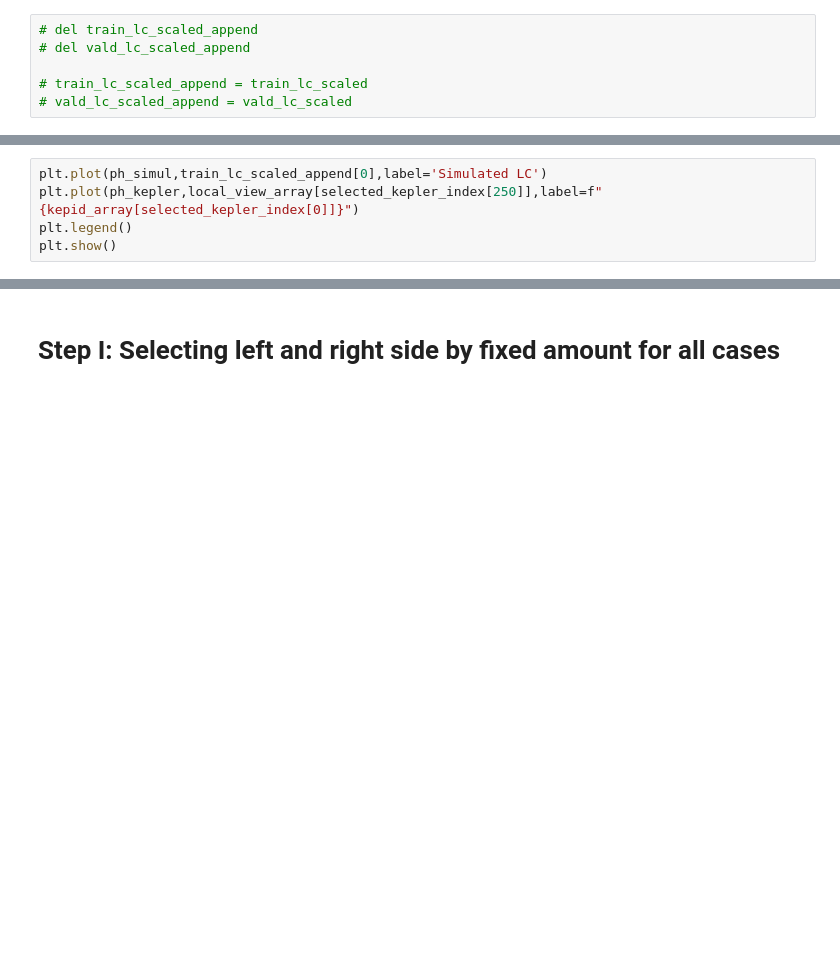
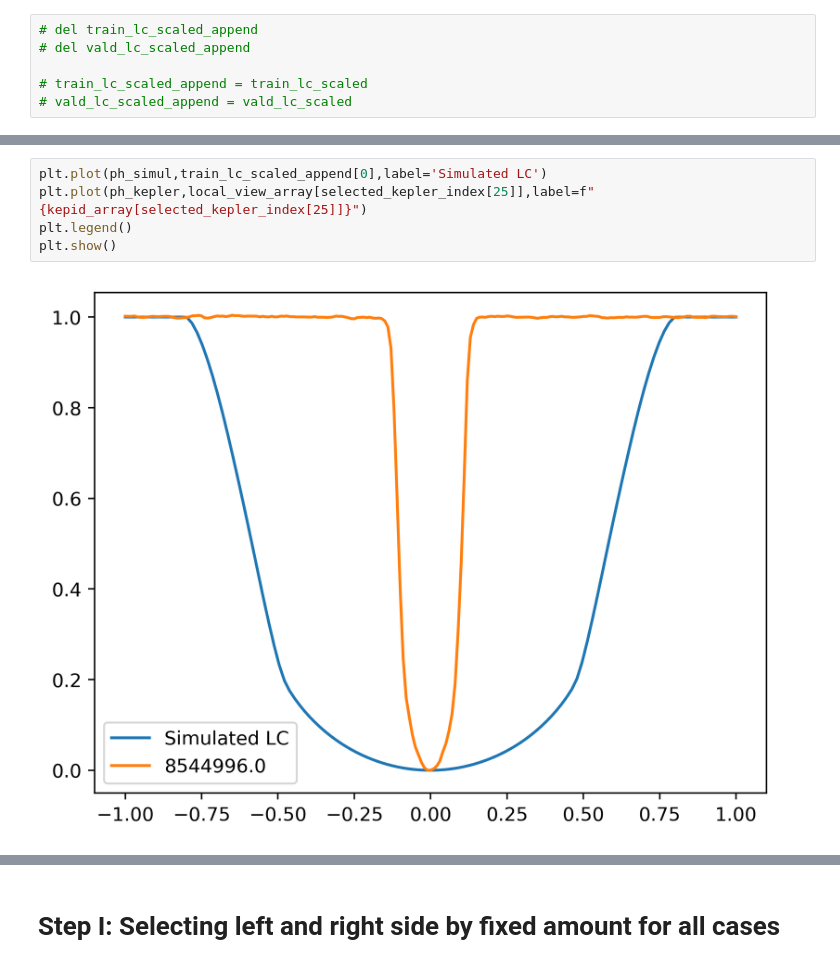
Before and after one commit to abrahammathews2000/mega, a Jupyter notebook: ml_training/overlap_lightcurves_simul_kepler_2.ipynb, the cells around one changed output, grey strips where cells are left out. Saved outputs shown, nothing was run; the diff lists cells and outputs as text; blank space fills up the shorter version.

```diff
--- a/ml_training/overlap_lightcurves_simul_kepler_2.ipynb
+++ b/ml_training/overlap_lightcurves_simul_kepler_2.ipynb
@@ -283,8 +343,10 @@ for i in np.arange(0,num):
 # %%
 plt.plot(ph_simul,train_lc_scaled_append[0],label='Simulated LC')
-plt.plot(ph_kepler,local_view_array[selected_kepler_index[250]],label=f"{kepid_array[selected_kepler_index[0]]}")
+plt.plot(ph_kepler,local_view_array[selected_kepler_index[25]],label=f"{kepid_array[selected_kepler_index[25]]}")
 plt.legend()
 plt.show()
+# %% [output]
+[figure, added]
 # %%
 # lc_np_array_offset_mask used to select the flat part by certain percentage
 local_view_array_mask = np.copy(local_view_array)
```
Also changed, not shown: parts of 20 cells of this notebook.
